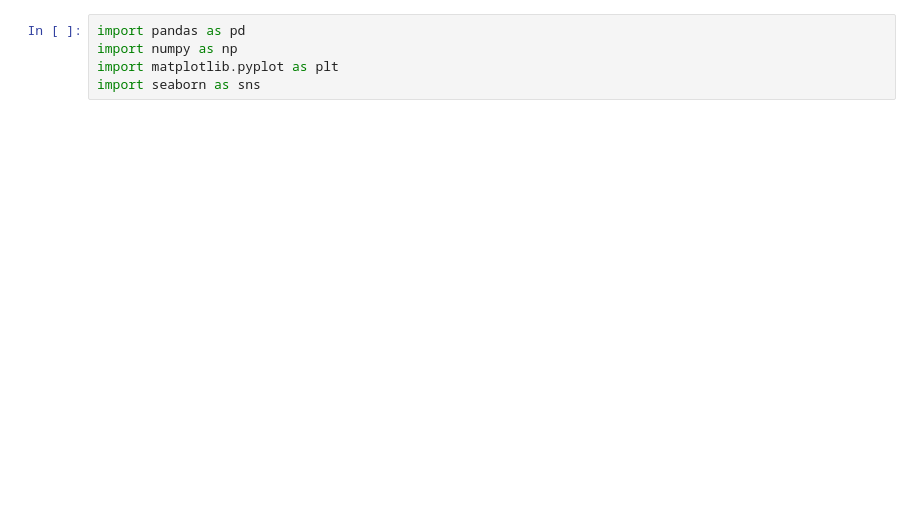
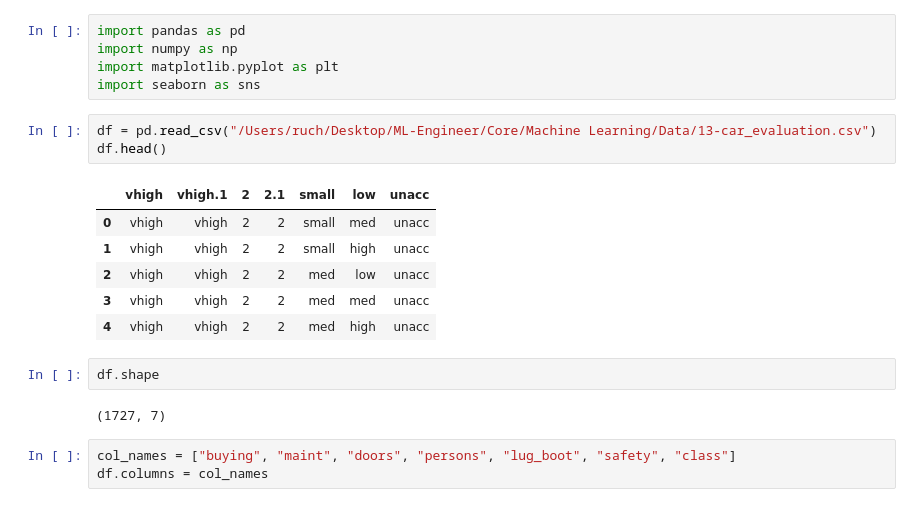
Before and after one commit to Ahmet-Ruchan/ML-Core, a Jupyter notebook: Core/Machine Learning/Supervised Learning/Classification/Decision Trees/Decision_Tree_Classifier.ipynb, the cells around one changed output. Saved outputs shown, nothing was run; the diff lists cells and outputs as text; blank space fills up the shorter version.

```diff
--- a/Core/Machine Learning/Supervised Learning/Classification/Decision Trees/Decision_Tree_Classifier.ipynb
+++ b/Core/Machine Learning/Supervised Learning/Classification/Decision Trees/Decision_Tree_Classifier.ipynb
@@ -3,3 +3,20 @@ import pandas as pd
 import numpy as np
 import matplotlib.pyplot as plt
 import seaborn as sns
+# %%
+df = pd.read_csv("/Users/ruch/Desktop/ML-Engineer/Core/Machine Learning/Data/13-car_evaluation.csv")
+df.head()
+# %% [output]
+|  | vhigh | vhigh.1 | 2 | 2.1 | small | low | unacc |
+| 0 | vhigh | vhigh | 2 | 2 | small | med | unacc |
+| 1 | vhigh | vhigh | 2 | 2 | small | high | unacc |
+| 2 | vhigh | vhigh | 2 | 2 | med | low | unacc |
+| 3 | vhigh | vhigh | 2 | 2 | med | med | unacc |
+| 4 | vhigh | vhigh | 2 | 2 | med | high | unacc |
+# %%
+df.shape
+# %% [output]
+(1727, 7)
+# %%
+col_names = ["buying", "maint", "doors", "persons", "lug_boot", "safety", "class"]
+df.columns = col_names
```
Also changed, not shown: parts of 27 cells of this notebook, 2 other files.
